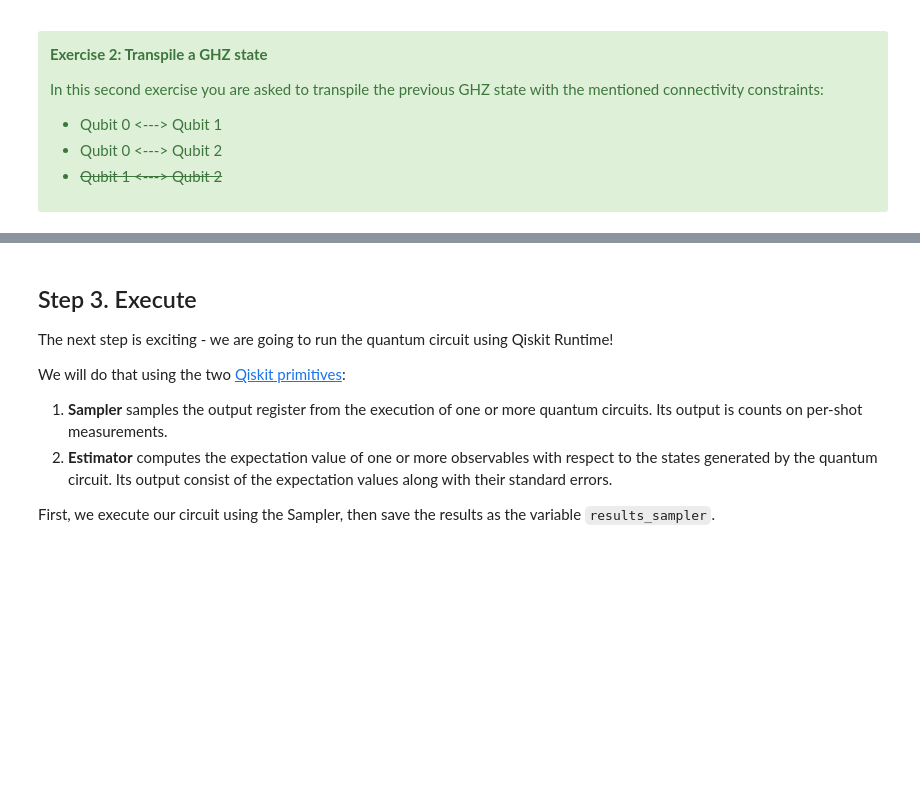
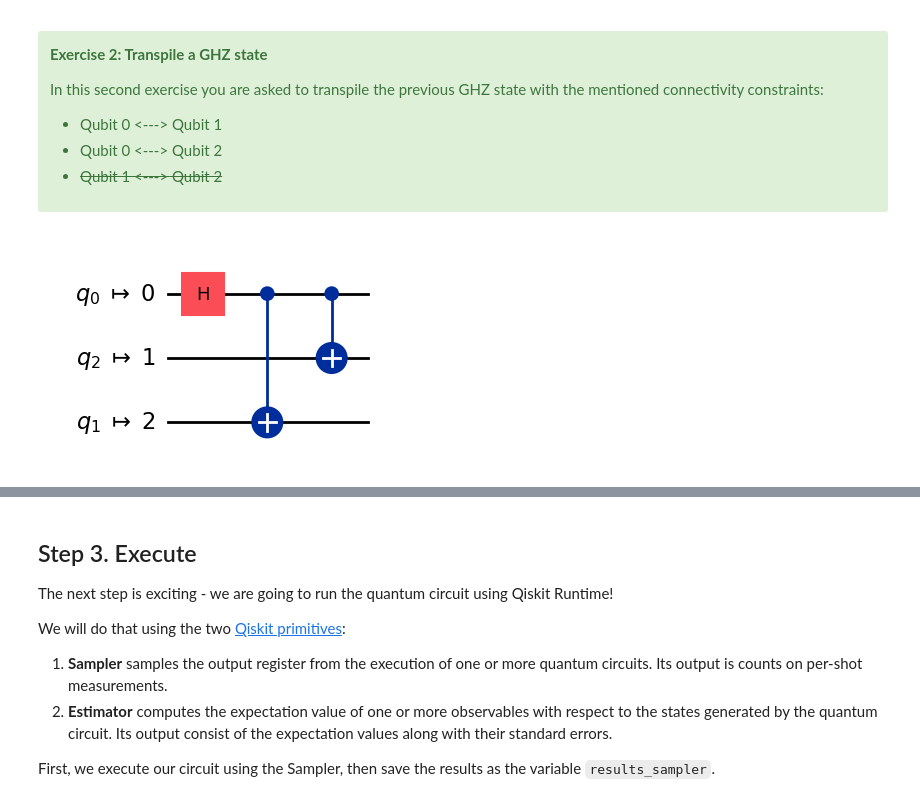
Before and after one commit to firebitsbr/qgss-2025-team07, a Jupyter notebook: lab-0/lab0.ipynb, the cells around one changed output, grey strips where cells are left out. Cells and saved outputs as stored; diff of their text form; code cells hidden in the pictures; blank space fills up the shorter version.

```diff
--- a/lab-0/lab0.ipynb
+++ b/lab-0/lab0.ipynb
@@ -234,16 +300,17 @@ In this second exercise you are asked to transpile the previous GHZ state with t
 
 </div>
 # %%
-### WRITE YOUR CODE BELOW HERE ###
 # Write the coupling map of connections between qubits 0 and 1 and 0 and 2 as a list of pairs: [[0,1],...]
-coupling_map =
+coupling_map = [[0, 1], [0, 2]]
 
 # Transpile the quantum circuit `qc` using the `generate_preset_pass_manager` function and the `coupling_map` list
-pm = generate_preset_pass_manager()
-### YOUR CODE FINISHES HERE    ###
+pm = generate_preset_pass_manager(coupling_map=coupling_map)
+
 qc_transpiled = pm.run(qc)
 
 qc_transpiled.draw("mpl")
+# %% [output]
+[figure, added]
 # %%
 # Submit your answer using following code
 grade_lab0_ex2(qc_transpiled)
```
Also changed, not shown: parts of 16 cells of this notebook.
